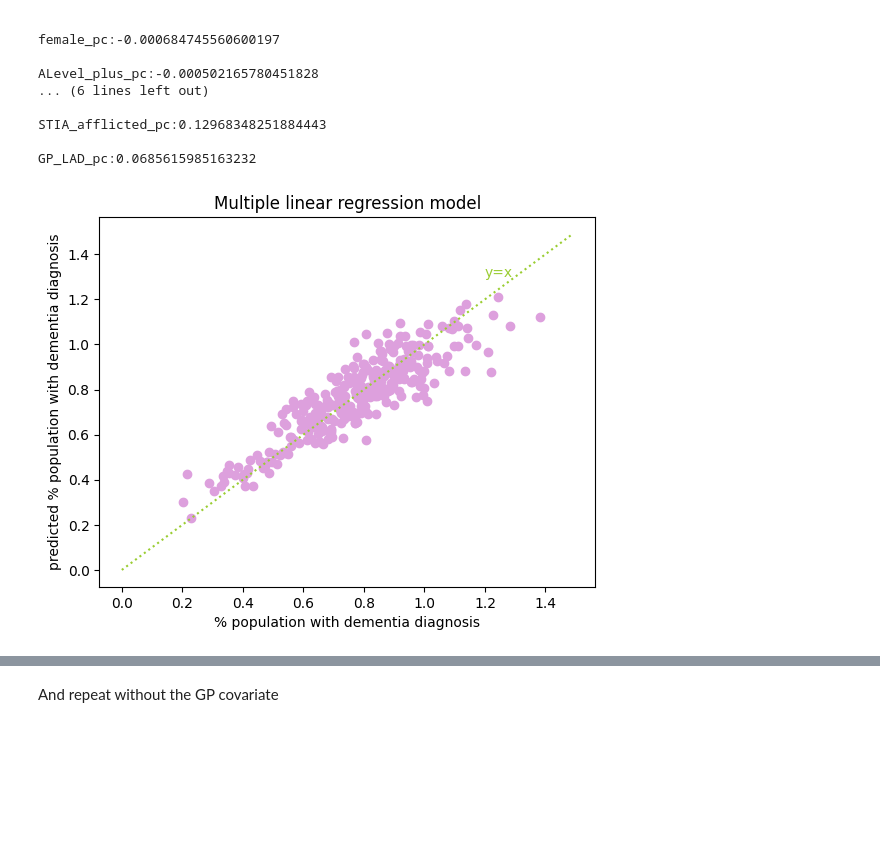
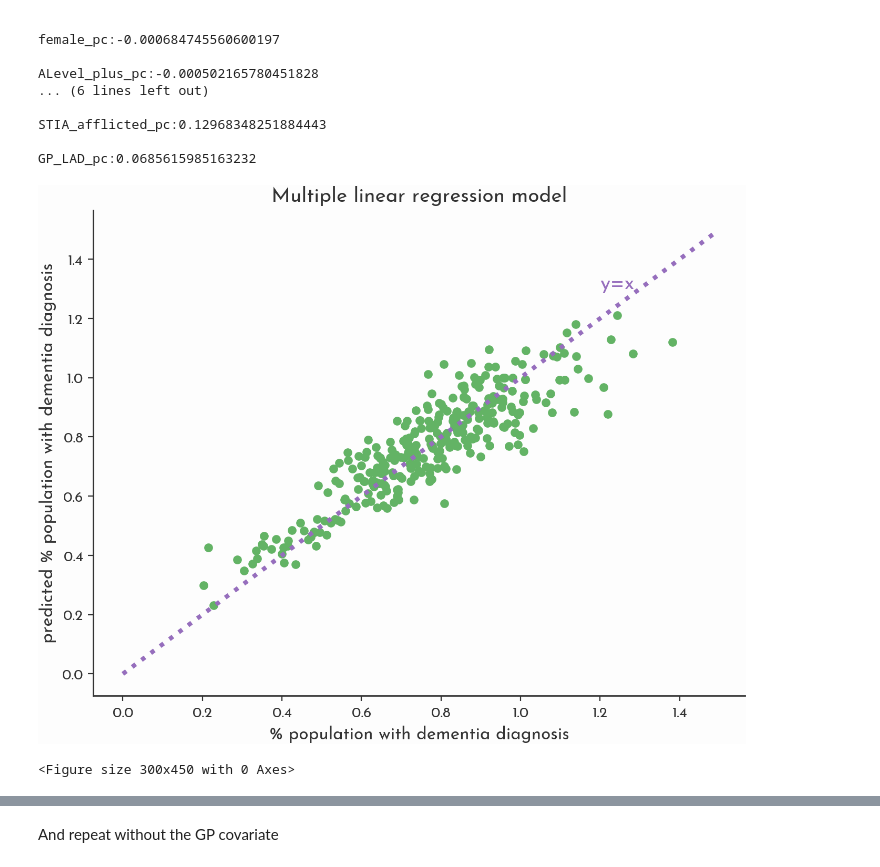
Before and after one commit to Bea-Taylor/DifDem_inequalities, a Jupyter notebook: nbs/core/04_regression_model.ipynb, the cells around one changed output, grey strips where cells are left out. Drawn from its saved outputs; the diff is of its cells as text; code cells hidden in the pictures; blank space fills up the shorter version.

```diff
--- a/nbs/core/04_regression_model.ipynb
+++ b/nbs/core/04_regression_model.ipynb
@@ -249,16 +223,21 @@ GP_LAD_pc:0.0685615985163232
 # %%
 # comparison between true diagnosis value, and the value predicted by the multiple linear regression model
 
-plt.plot(np.arange(0, 1.5, 0.01), np.arange(0, 1.5, 0.01), ':', color='yellowgreen')
-plt.scatter(y, y_pred, color='plum')
-plt.xlabel('% population with dementia diagnosis')
-plt.ylabel('predicted % population with dementia diagnosis')
-plt.title('Multiple linear regression model')
-plt.text(1.2, 1.3, r'y=x', fontsize=10, color='yellowgreen')
+plt.figure(figsize=(8,6), dpi=200)
+plt.plot(np.arange(0, 1.5, 0.01), np.arange(0, 1.5, 0.01), ':', color='xkcd:deep lilac')
+plt.scatter(y, y_pred, color='xkcd:boring green')
+plt.xlabel('% population with dementia diagnosis', fontsize=12)
+plt.ylabel('predicted % population with dementia diagnosis', fontsize=12)
+plt.xticks(fontsize=10)
+plt.yticks(fontsize=10)
+plt.title('Multiple linear regression model', fontsize=14)
+plt.text(1.2, 1.3, r'y=x', fontsize=14, color='xkcd:deep lilac')
 #plt.text(0.2, 0.12, r'potential underdiagnosis', fontsize=10)
 plt.show()
+plt.savefig(const.figs_path+'/linear_reg_scatter_plt.png')
 # %% [output]
-[figure, old version]
+[figure, new version]
+<Figure size 300x450 with 0 Axes>
 # %%
 plt.subplots(nrows=1, ncols= 2, figsize = (15,6))
 
```
Also changed, not shown: parts of 11 cells of this notebook, 21 other files.
